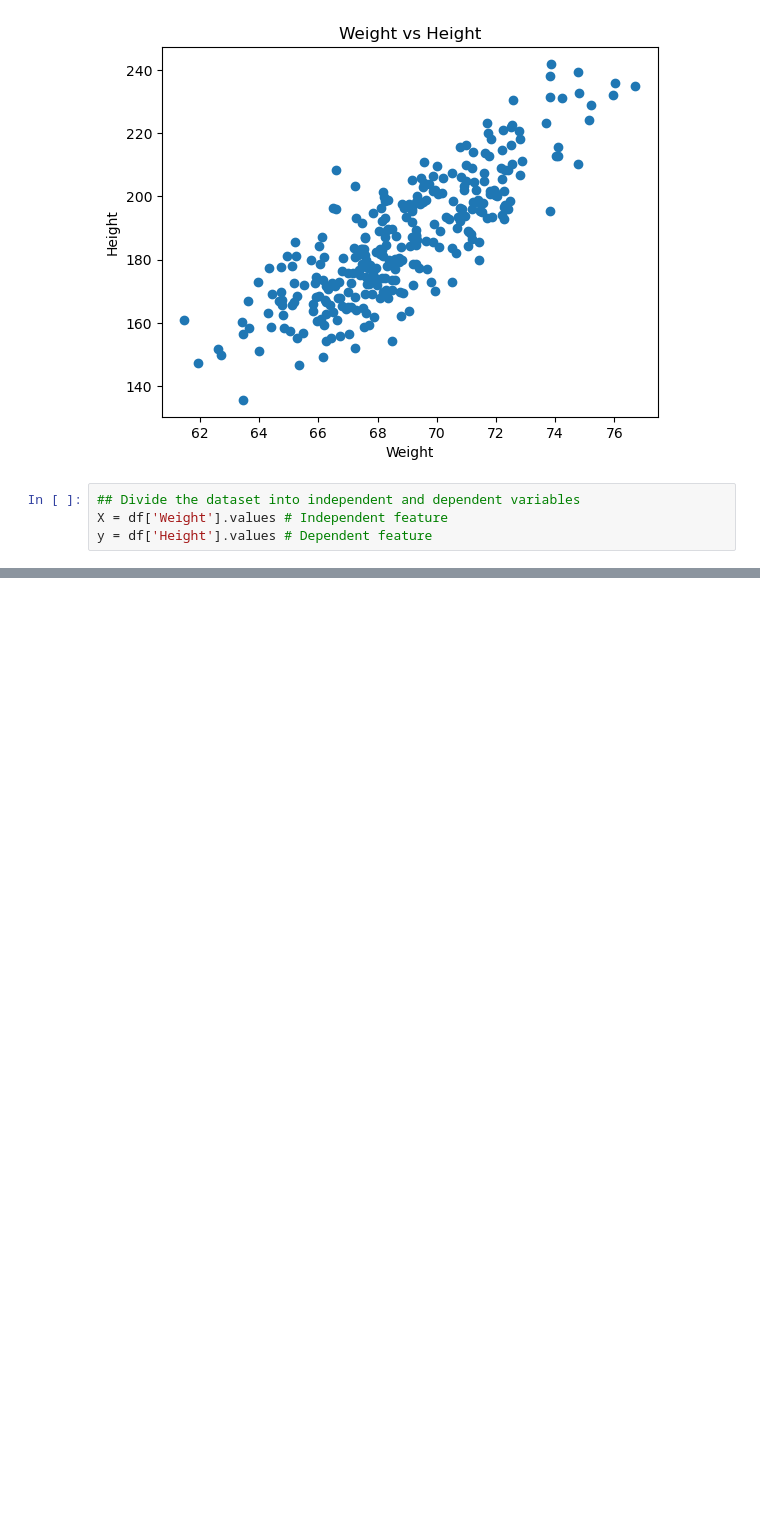
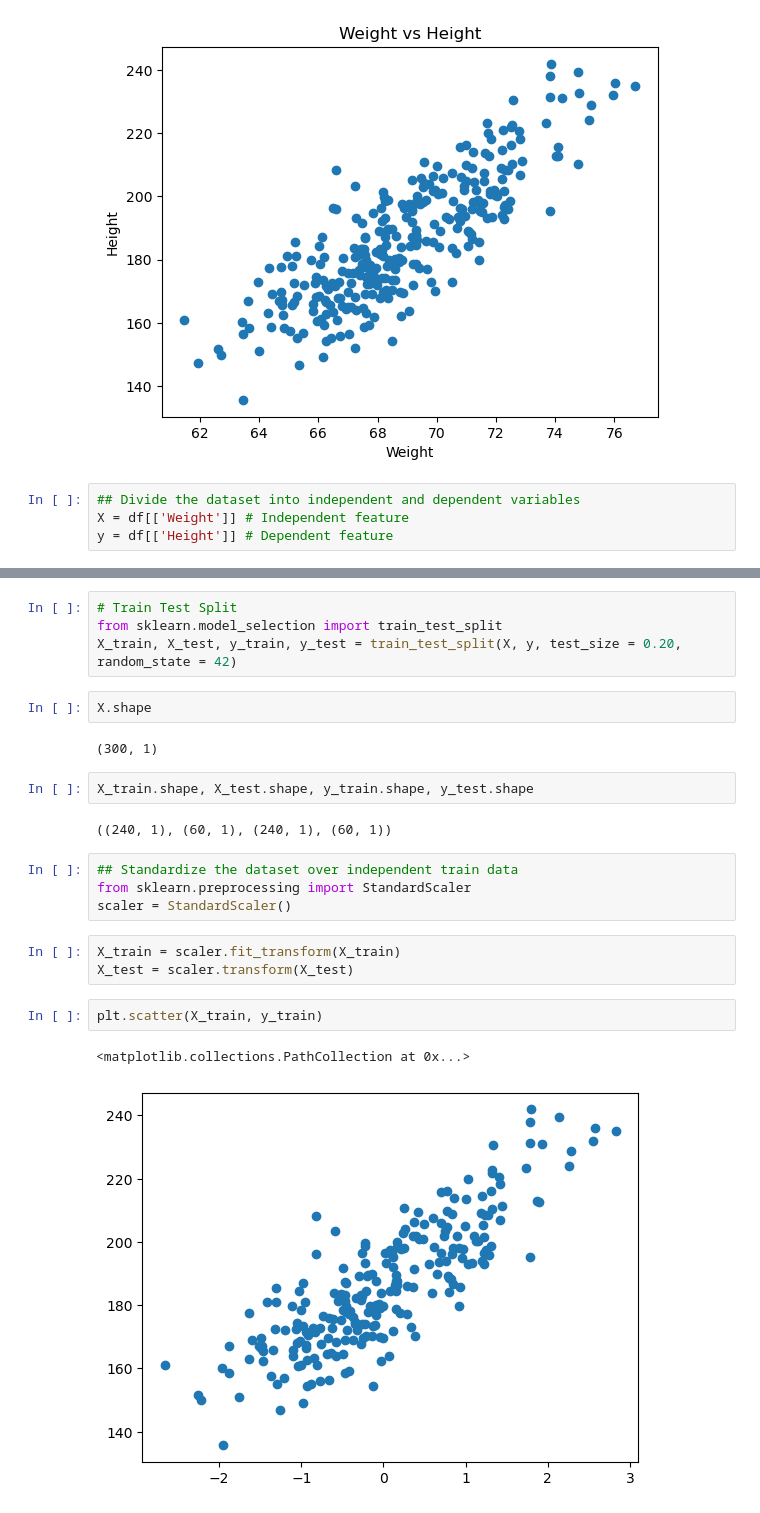
Before and after one commit to cyrolux123/Machine-Learning-Detailed, a Jupyter notebook: Regression Project/weight-height.ipynb, the cells around one changed output, grey strips where cells are left out. Saved outputs shown, nothing was run; the diff lists cells and outputs as text; blank space fills up the shorter version.

```diff
--- a/Regression Project/weight-height.ipynb
+++ b/Regression Project/weight-height.ipynb
@@ -26,8 +28,8 @@ plt.show()
 [figure]
 # %%
 ## Divide the dataset into independent and dependent variables
-X = df['Weight'].values # Independent feature
-y = df['Height'].values # Dependent feature
+X = df[['Weight']] # Independent feature
+y = df[['Height']] # Dependent feature
 # %%
 X, y
 # %% [output]
@@ -50,0 +53,24 @@ X, y
+# %%
+# Train Test Split
+from sklearn.model_selection import train_test_split
+X_train, X_test, y_train, y_test = train_test_split(X, y, test_size = 0.20, random_state = 42)
+# %%
+X.shape
+# %% [output]
+(300, 1)
+# %%
+X_train.shape, X_test.shape, y_train.shape, y_test.shape
+# %% [output]
+((240, 1), (60, 1), (240, 1), (60, 1))
+# %%
+## Standardize the dataset over independent train data
+from sklearn.preprocessing import StandardScaler
+scaler = StandardScaler()
+# %%
+X_train = scaler.fit_transform(X_train)
+X_test = scaler.transform(X_test)
+# %%
+plt.scatter(X_train, y_train)
+# %% [output]
+<matplotlib.collections.PathCollection at 0x...>
+[figure, added]
```
Also changed, not shown: parts of 7 cells of this notebook.
